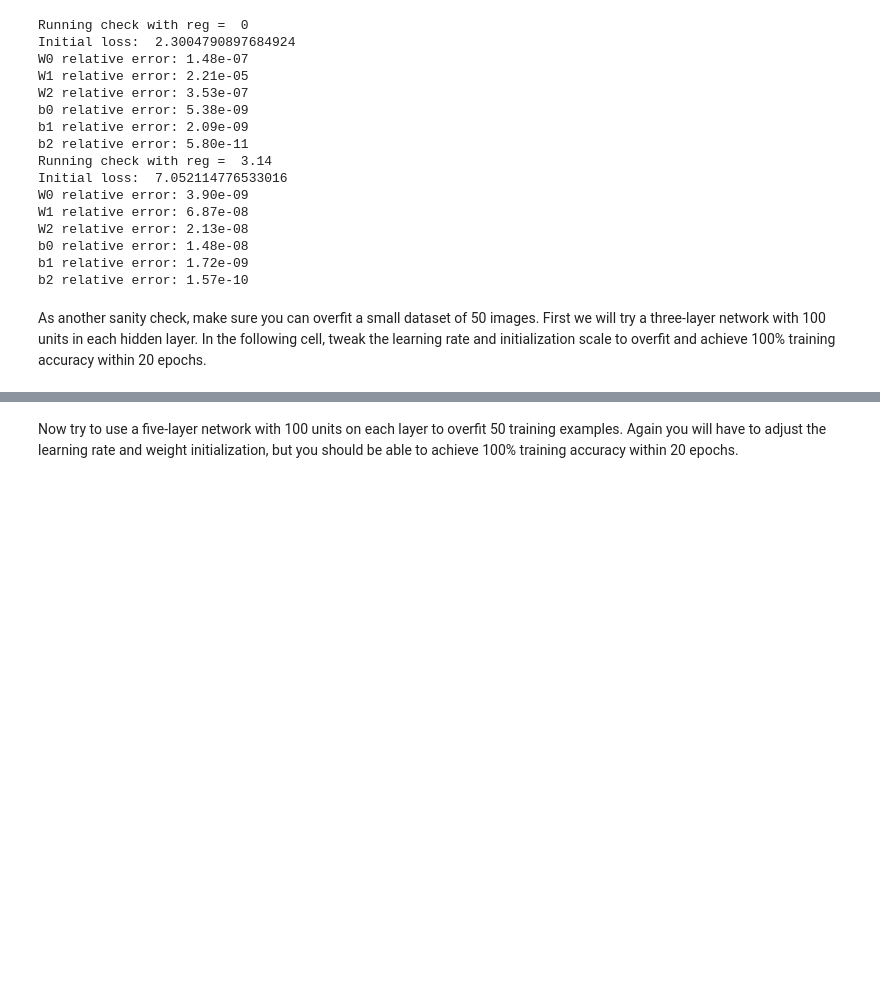
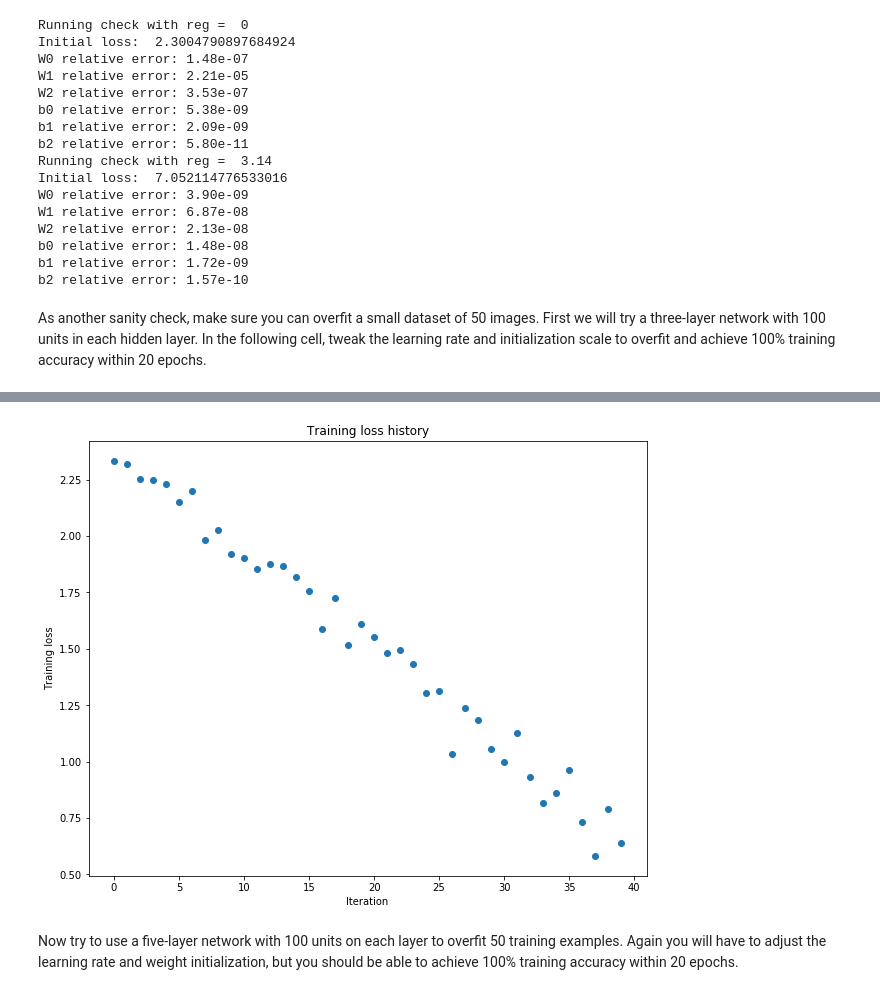
Before and after one commit to idow09/cs231n, a Jupyter notebook: spring1718_assignment2_v2/FullyConnectedNets.ipynb, the cells around one changed output, grey strips where cells are left out. Drawn from its saved outputs; the diff is of its cells as text; code cells hidden in the pictures; blank space fills up the shorter version.

```diff
--- a/spring1718_assignment2_v2/FullyConnectedNets.ipynb
+++ b/spring1718_assignment2_v2/FullyConnectedNets.ipynb
@@ -434,7 +434,7 @@ small_data = {
 }
 
 weight_scale = 1e-2
-learning_rate = 1e-4
+learning_rate = 3e-3
 model = FullyConnectedNet([100, 100],
               weight_scale=weight_scale, dtype=np.float64)
 solver = Solver(model, small_data,
@@ -451,3 +451,4 @@ plt.title('Training loss history')
 plt.xlabel('Iteration')
 plt.ylabel('Training loss')
 plt.show()
+# %% [output]
@@ -454,3 +472,4 @@ plt.show()
+[figure, added]
 # %% [markdown]
 Now try to use a five-layer network with 100 units on each layer to overfit 50 training examples. Again you will have to adjust the learning rate and weight initialization, but you should be able to achieve 100% training accuracy within 20 epochs.
 # %%
```
Also changed, not shown: parts of 1 cell of this notebook.
